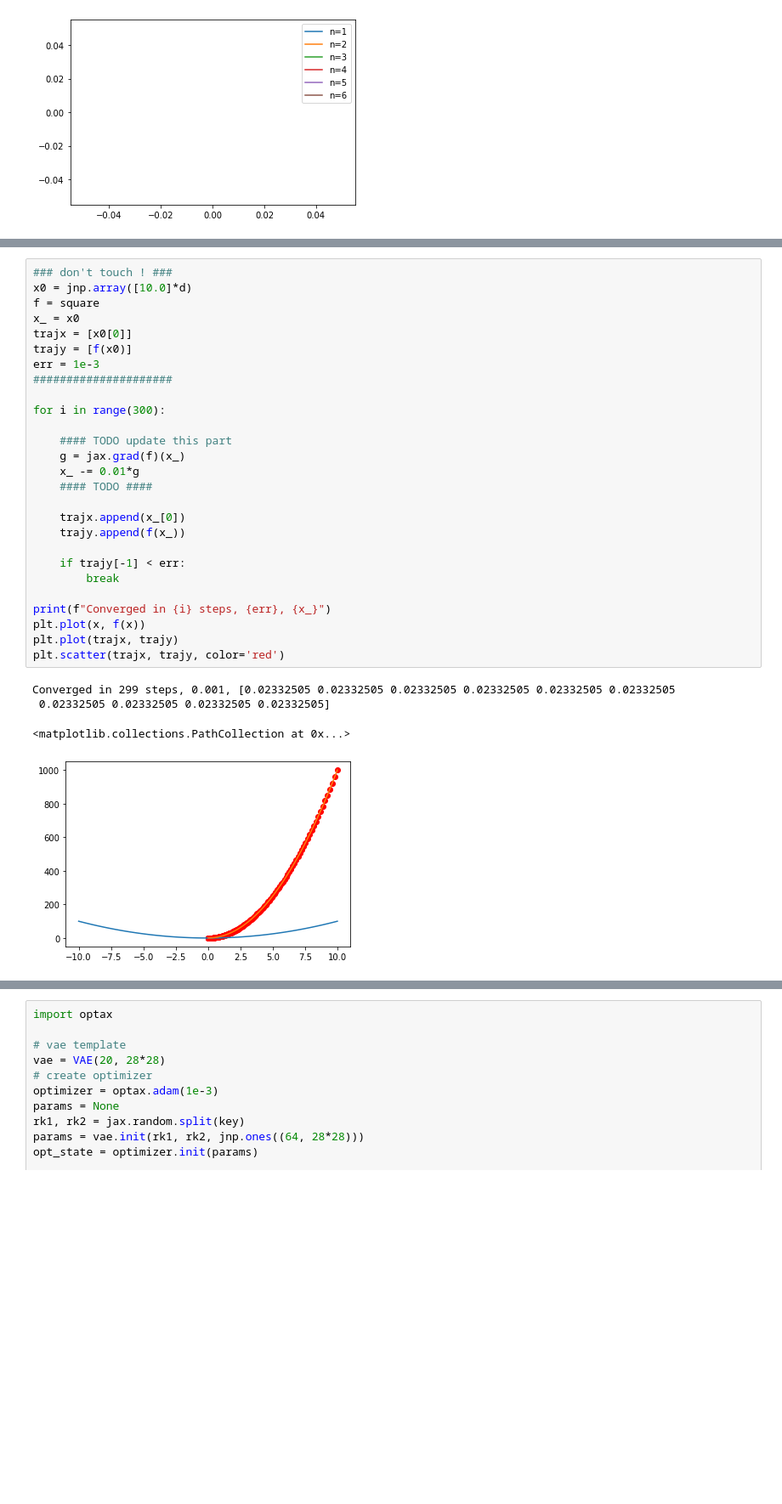
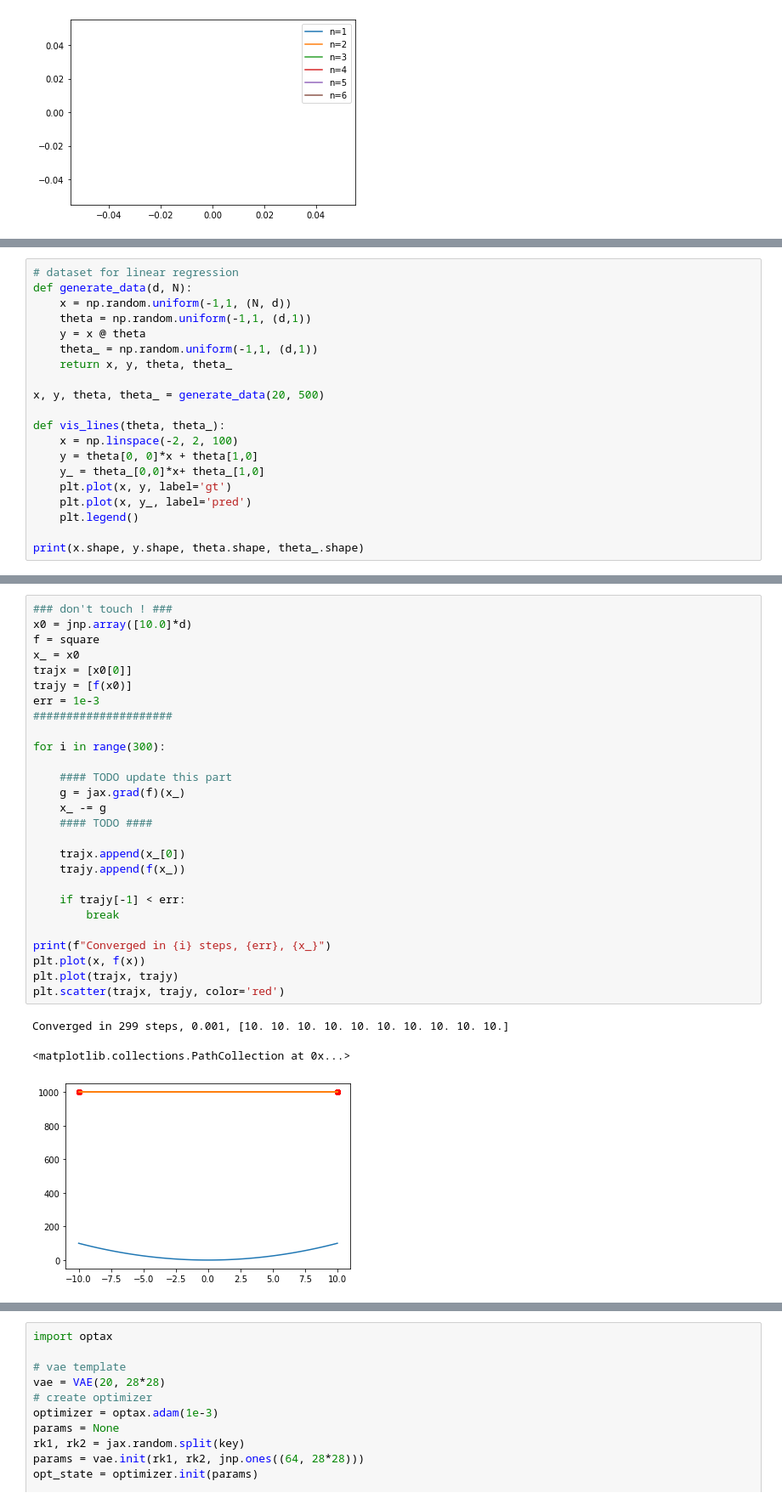
Before and after one commit to jimimvp/jax-tutorial, a Jupyter notebook: tutorial.ipynb, the cells around one changed output, grey strips where cells are left out. Shown at 85% size. Cells and saved outputs as stored; diff of their text form; blank space fills up the shorter version.

```diff
--- a/tutorial.ipynb
+++ b/tutorial.ipynb
@@ -54,0 +57,20 @@ How would you make a stateful random number generator for JAX?
+# %%
+# dataset for linear regression
+def generate_data(d, N):
+    x = np.random.uniform(-1,1, (N, d))
+    theta = np.random.uniform(-1,1, (d,1))
+    y = x @ theta
+    theta_ = np.random.uniform(-1,1, (d,1))
+    return x, y, theta, theta_
+
+x, y, theta, theta_ = generate_data(20, 500)
+
+def vis_lines(theta, theta_):
+    x = np.linspace(-2, 2, 100)
+    y = theta[0, 0]*x + theta[1,0]
+    y_ = theta_[0,0]*x+ theta_[1,0]
+    plt.plot(x, y, label='gt')
+    plt.plot(x, y_, label='pred')
+    plt.legend()
+
+print(x.shape, y.shape, theta.shape, theta_.shape)
@@ -87,32 +149,31 @@ plt.plot(x, square(x))
 # %%
 ### don't touch ! ###
 x0 = jnp.array([10.0]*d)
 f = square
 x_ = x0
 trajx = [x0[0]]
 trajy = [f(x0)]
 err = 1e-3
 #####################
 
 for i in range(300):
 
     #### TODO update this part
     g = jax.grad(f)(x_)
-    x_ -= 0.01*g
+    x_ -= g
     #### TODO ####
 
     trajx.append(x_[0])
     trajy.append(f(x_))
 
     if trajy[-1] < err:
         break
 
 print(f"Converged in {i} steps, {err}, {x_}")
 plt.plot(x, f(x))
 plt.plot(trajx, trajy)
 plt.scatter(trajx, trajy, color='red')
 # %% [output]
-Converged in 299 steps, 0.001, [0.02332505 0.02332505 0.02332505 0.02332505 0.02332505 0.02332505
- 0.02332505 0.02332505 0.02332505 0.02332505]
+Converged in 299 steps, 0.001, [10. 10. 10. 10. 10. 10. 10. 10. 10. 10.]
 <matplotlib.collections.PathCollection at 0x...>
-[figure, old version]
+[figure, new version]
```
Also changed, not shown: parts of 19 cells of this notebook.
